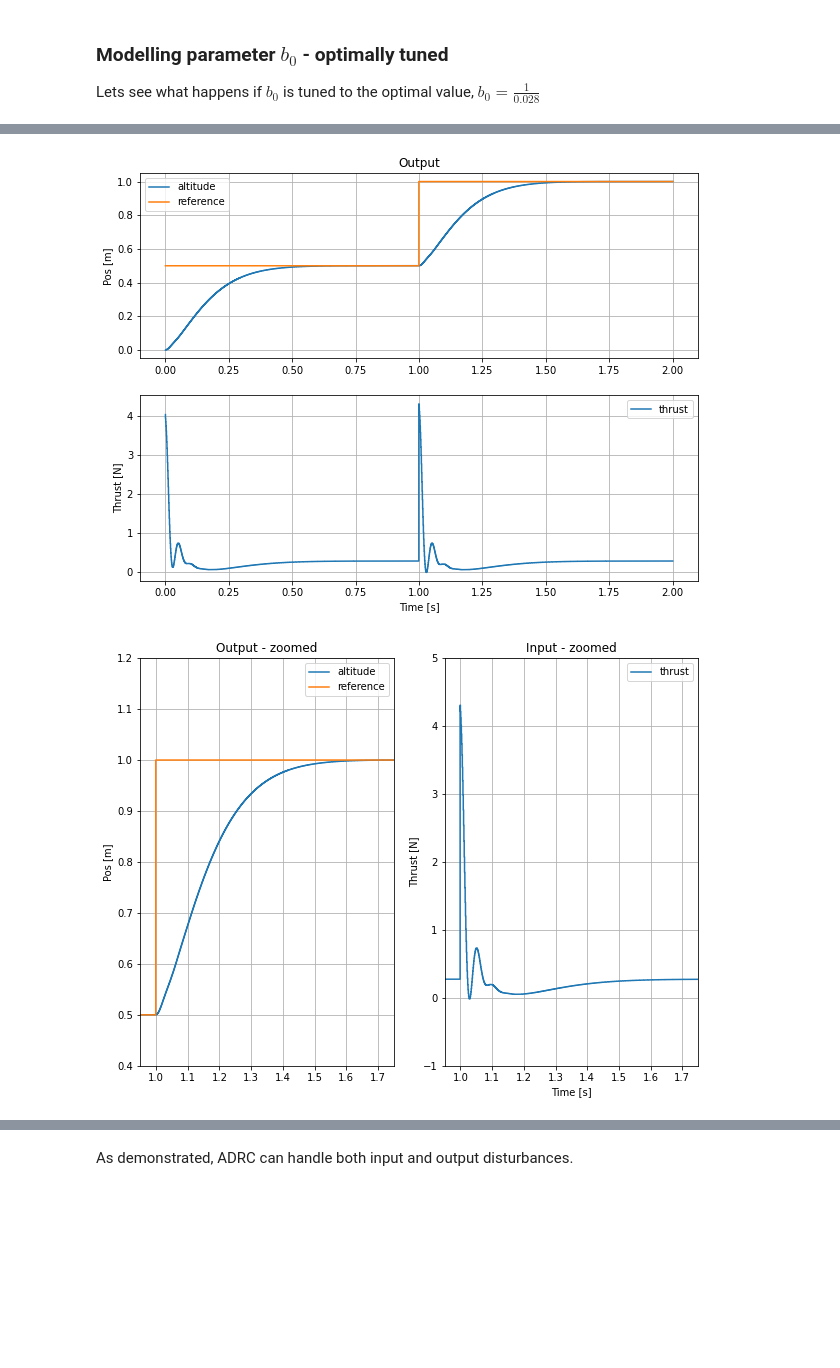
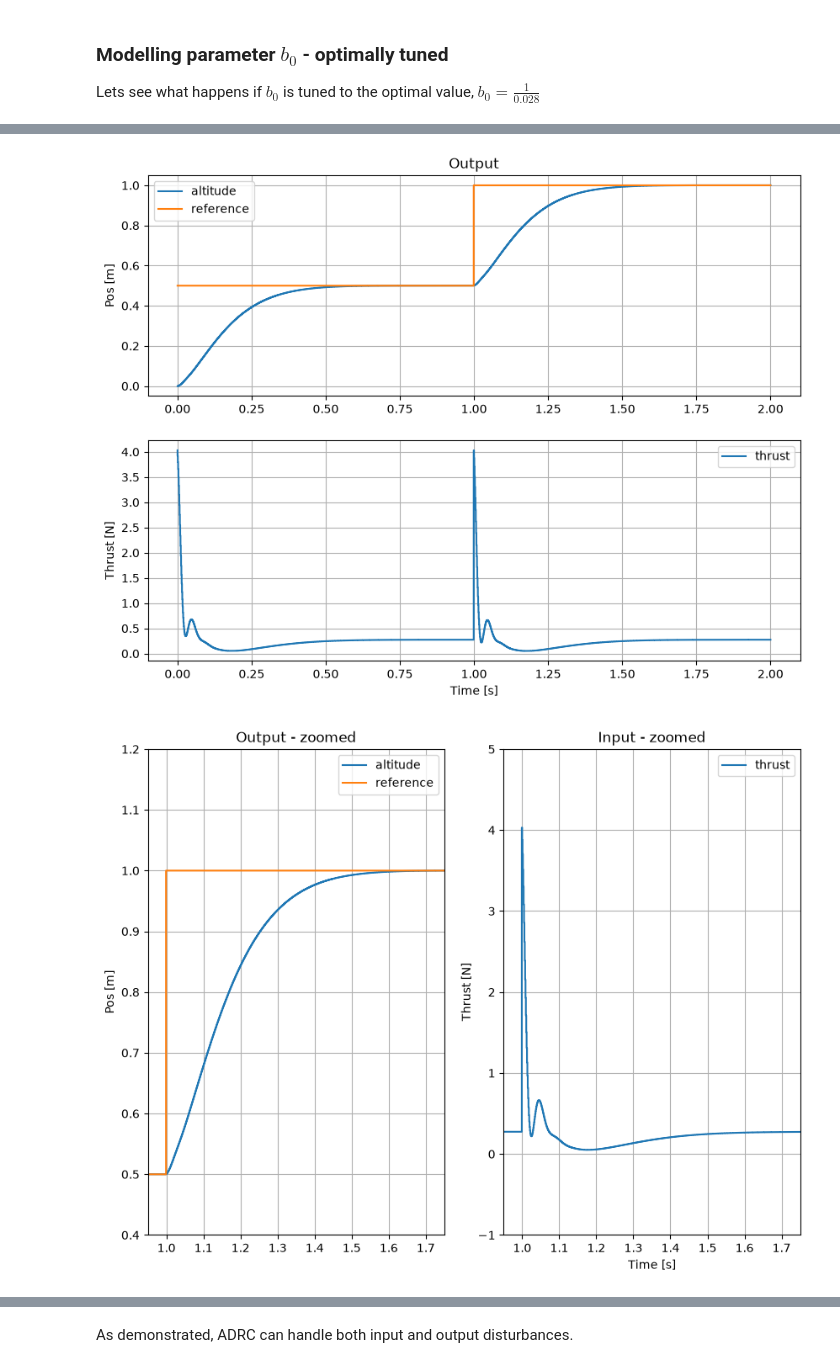
Before and after one commit to onguntoglu/pyadrc, a Jupyter notebook: docs/notebooks/quadcopter_basic.ipynb, the cells around one changed output, grey strips where cells are left out. Saved outputs shown, nothing was run; the diff lists cells and outputs as text; code cells hidden in the pictures; blank space fills up the shorter version.

```diff
--- a/docs/notebooks/quadcopter_basic.ipynb
+++ b/docs/notebooks/quadcopter_basic.ipynb
@@ -58,5 +57,5 @@ The boolean variable *zoh* implements a zero-order hold, which holds the current
 # Create StateSpace with parameters, define sampling time
 delta = 0.001
 adrc = pyadrc.StateSpace(order=2, delta=delta,
-                         b0=1/0.028, t_settle=0.5, k_eso=10)
+                         b0=1/0.028, w_cl=12, k_eso=10)
 # %% [markdown]
@@ -128,13 +127,14 @@ Lets assume something went horribly wrong during tuning and we have chosen a mod
 # %%
 adrc = pyadrc.StateSpace(order=2, delta=delta,
-                         b0=1/0.028/2, t_settle=0.5, k_eso=10)
+                         b0=(1/0.028)/2, w_cl=12, k_eso=10)
 # %%
 quad.reset()
+adrc.reset()
 
 u = 0
 r_1 = 0.5
 r_2 = 1.
-counter =  0.
+counter =  0
 sample = 1000 * 2
 _u, _y, _setpoint = [], [], []
 
@@ -152,6 +152,7 @@ while counter <= sample:
 
     if counter == 1000:
         r = r_2
+        u = u + 10
 
 t = np.linspace(0, delta*sample, sample+1)
 
@@ -165,35 +166,35 @@ plt.legend()
 plt.grid()
 
 plt.subplot(2, 1, 2)
 plt.plot(t, _u, ds='steps', label='thrust')
 plt.legend()
 plt.ylabel('Thrust [N]')
 plt.xlabel('Time [s]')
 plt.grid()
 
 plt.figure()
 plt.subplot(1, 2, 1)
 plt.plot(t, _y, ds='steps', label='altitude')
 plt.plot(t, _setpoint, ds='steps', label='reference')
 plt.ylabel('Pos [m]')
 plt.title('Output - zoomed')
 plt.xlim([0.95, 1.75])
 plt.ylim([0.4, 1.2])
 plt.legend()
 plt.grid()
 
 plt.subplot(1, 2, 2)
 plt.plot(t, _u, ds='steps', label='thrust')
 plt.legend()
 plt.title('Input - zoomed')
 plt.ylabel('Thrust [N]')
 plt.xlabel('Time [s]')
 plt.xlim([0.95, 1.75])
 plt.ylim([-1, 5])
 plt.grid()
 # %% [output]
-[figure, old version]
+[figure, new version]
-[figure, old version]
+[figure, new version]
 # %% [markdown]
 The desired closed-loop dynamics (i.e. settling time of 500 ms) is still achieved, but due to the imperfect modelling parameter, the closed-loop displays some oscillations.
 
```
Also changed, not shown: parts of 8 cells of this notebook.
